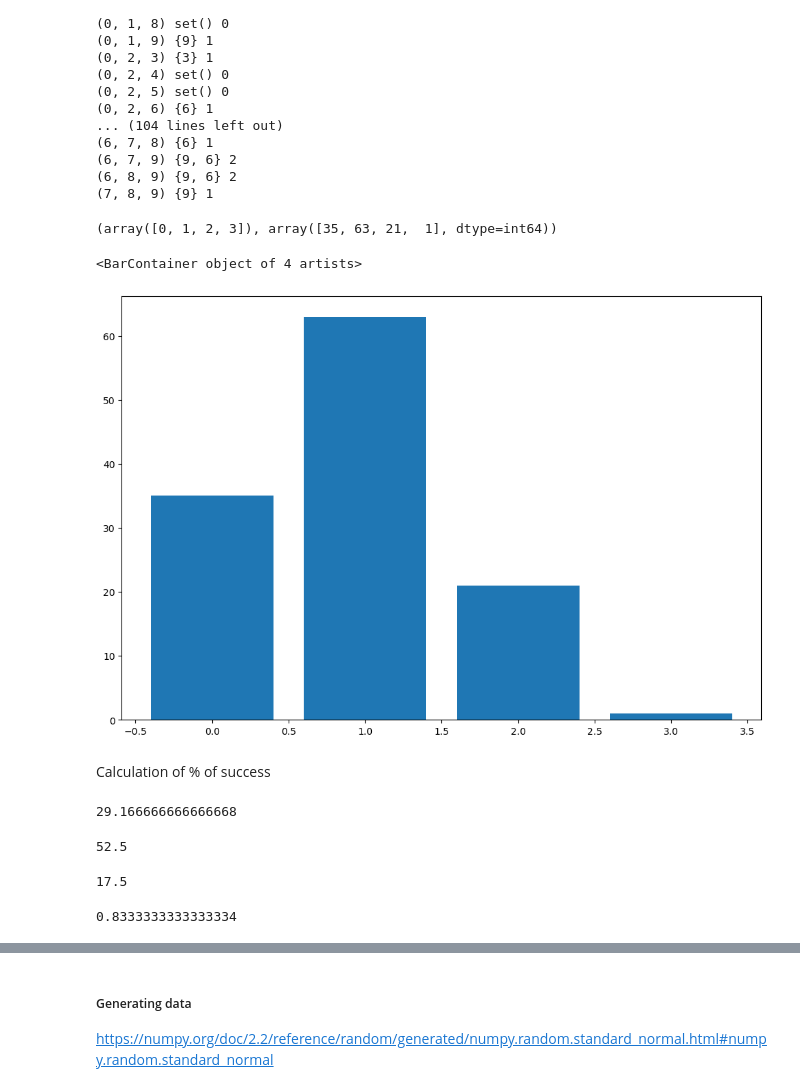
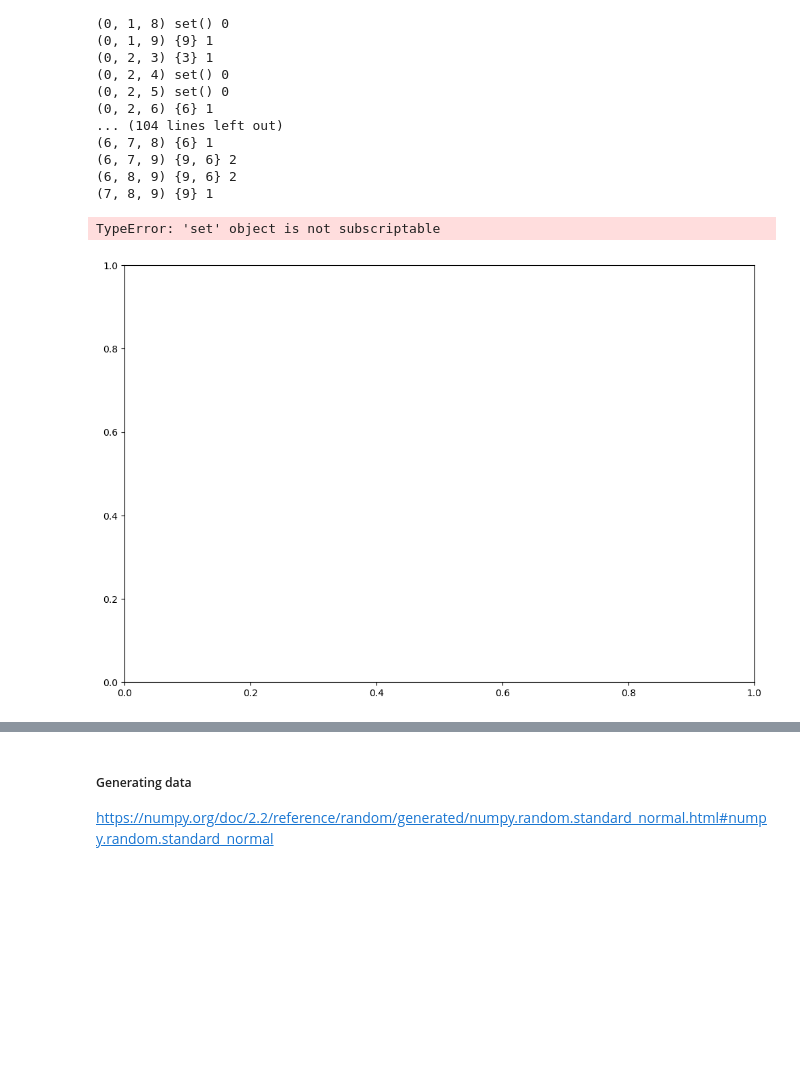
Before and after one commit to lmacakova/applied_statistics_r, a Jupyter notebook: problems.ipynb, the cells around one changed output, grey strips where cells are left out. Drawn from its saved outputs; the diff is of its cells as text; code cells hidden in the pictures; blank space fills up the shorter version.

```diff
--- a/problems.ipynb
+++ b/problems.ipynb
@@ -38,13 +41,13 @@ ways
 # %% [output]
 120.0
 # %%
-labels = list(range(n))
+cups = list(range(n))
 labels
 # %% [output]
 [0, 1, 2, 3, 4, 5, 6, 7, 8, 9]
 # %%
-# Or itertools.combinations()
-combs = list(itertools.combinations(labels, k))
+# Or itertools.combinations
+combs_cups = list(itertools.combinations(cups, k))
 len(combs)
 # %% [output]
 120
@@ -92,7 +95,7 @@ prob_3 * 100
 # %% [markdown]
 ##### Simulation
 # %%
-labels_n = random.sample(labels, 3)
+labels_n = random.sample(cups, 3)
 
 no_overlaps = []
 
@@ -125,39 +128,13 @@ for comb in combs:
 (6, 7, 9) {9, 6} 2
 (6, 8, 9) {9, 6} 2
 (7, 8, 9) {9} 1
-# %%
-# Counting overlaps.
-counts = np.unique(no_overlaps, return_counts=True)
-
-# Show.
-counts
-# %% [output]
-(array([0, 1, 2, 3]), array([35, 63, 21,  1], dtype=int64))
 # %%
 # Plot
 fig, ax = plt.subplots(figsize=(12, 8))
 
 # Bar chart.
-ax.bar(counts[0], counts[1])
+sns.barplot(overlap, orient='v', ax=ax, color='skyblue')
 # %% [output]
-<BarContainer object of 4 artists>
+TypeError: 'set' object is not subscriptable
-[figure, old version]
+[figure, new version]
-# %% [markdown]
-Calculation of % of success
-# %%
-(35)/120*100
-# %% [output]
-29.166666666666668
-# %%
-(63)/120*100
-# %% [output]
-52.5
-# %%
-(20+1)/120*100
-# %% [output]
-17.5
-# %%
-1/120*100
-# %% [output]
-0.8333333333333334
 # %% [markdown]
```
Also changed, not shown: parts of 10 cells of this notebook.
